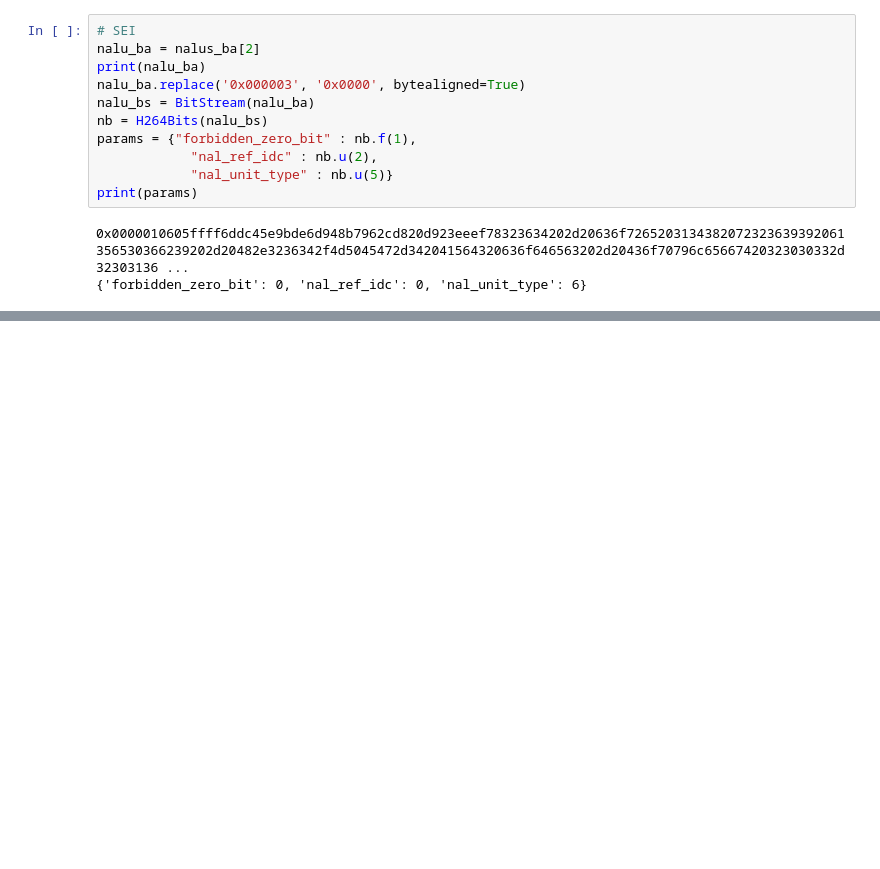
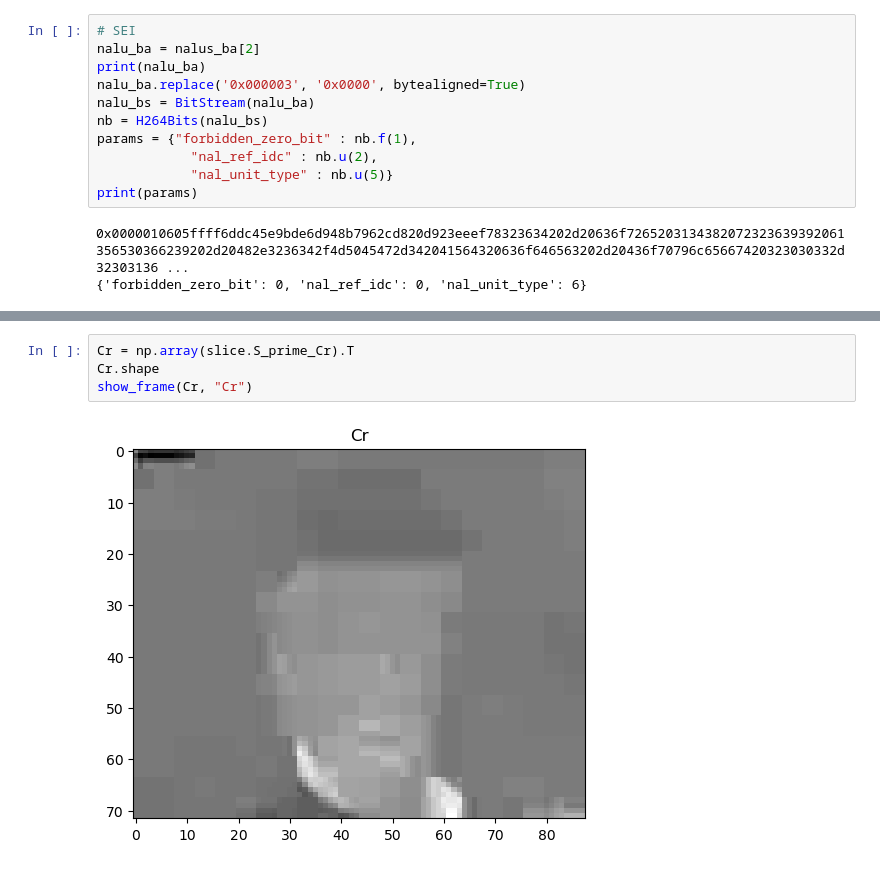
Before and after one commit to robinj0726/ThinkH264, a Jupyter notebook: 10-baseline-decoder.ipynb, the cells around one changed output, grey strips where cells are left out. Saved outputs shown, nothing was run; the diff lists cells and outputs as text; blank space fills up the shorter version.

```diff
--- a/10-baseline-decoder.ipynb
+++ b/10-baseline-decoder.ipynb
@@ -130,0 +162,6 @@ print(slice)
+# %%
+Cr = np.array(slice.S_prime_Cr).T
+Cr.shape
+show_frame(Cr, "Cr")
+# %% [output]
+[figure, added]
```
Also changed, not shown: parts of 6 cells of this notebook.
